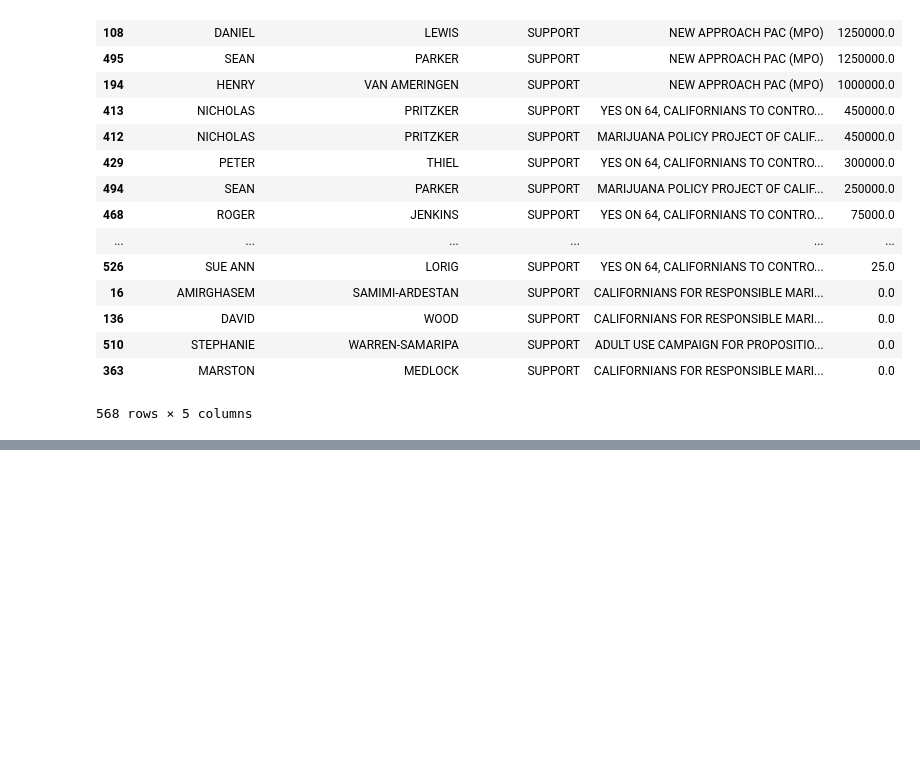
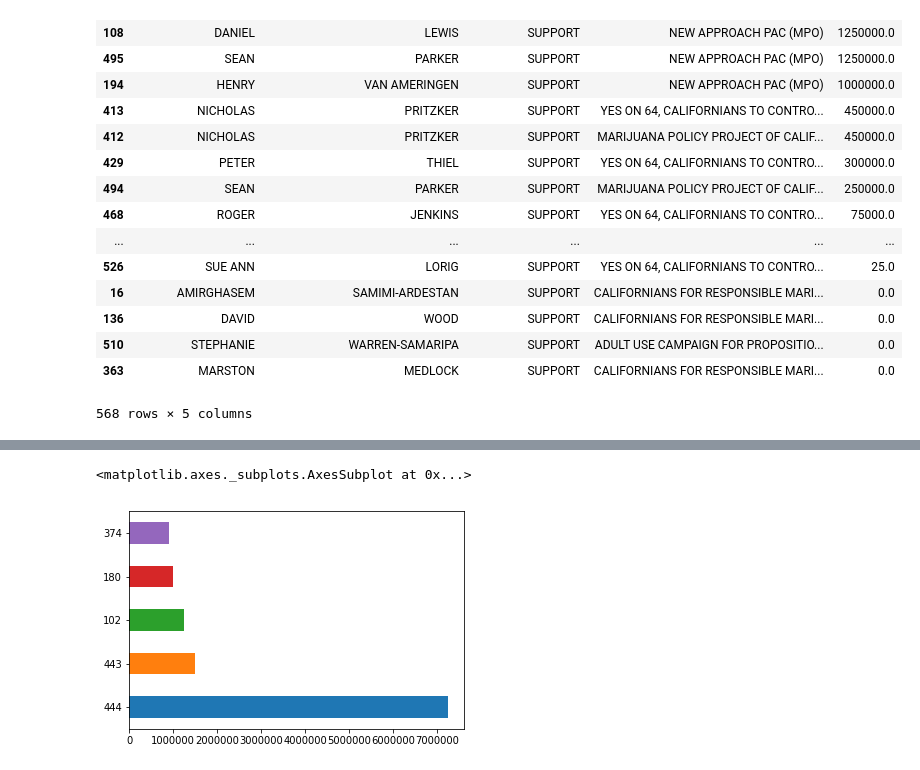
Before and after one commit to candolalrissian/prop-64-notebook, a Jupyter notebook: prop-64-analysis.ipynb, the cells around one changed output, grey strips where cells are left out. Drawn from its saved outputs; the diff is of its cells as text; code cells hidden in the pictures; blank space fills up the shorter version.

```diff
--- a/prop-64-analysis.ipynb
+++ b/prop-64-analysis.ipynb
@@ -568,0 +741,5 @@ merged.info()
+# %%
+top_supporters.head(5).amount.plot.barh()
+# %% [output]
+<matplotlib.axes._subplots.AxesSubplot at 0x...>
+[figure, added]
```
Also changed, not shown: parts of 34 cells of this notebook.
